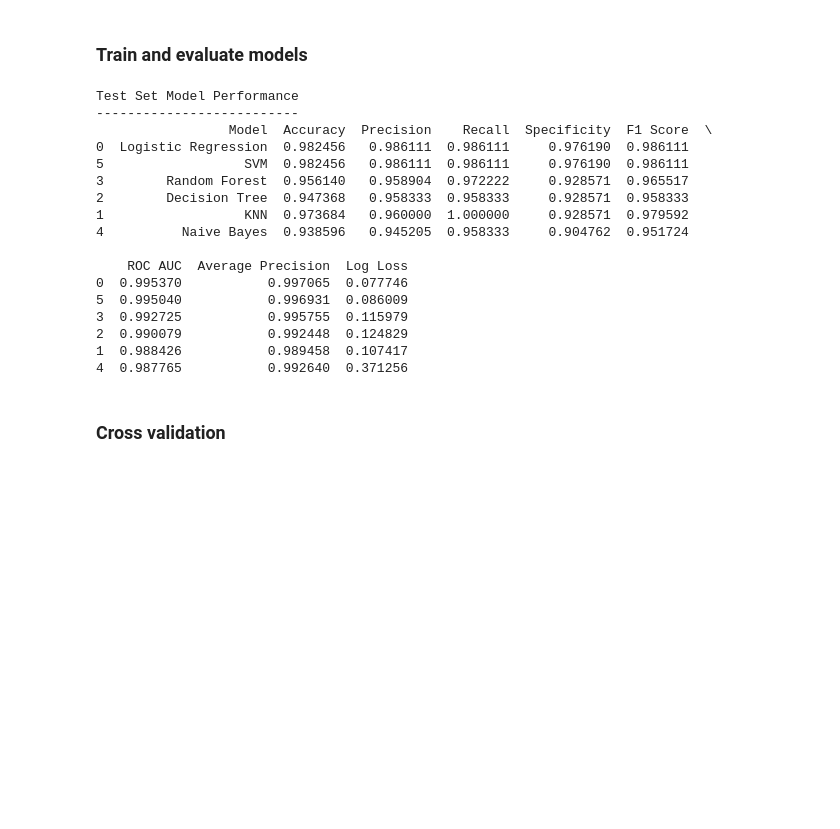
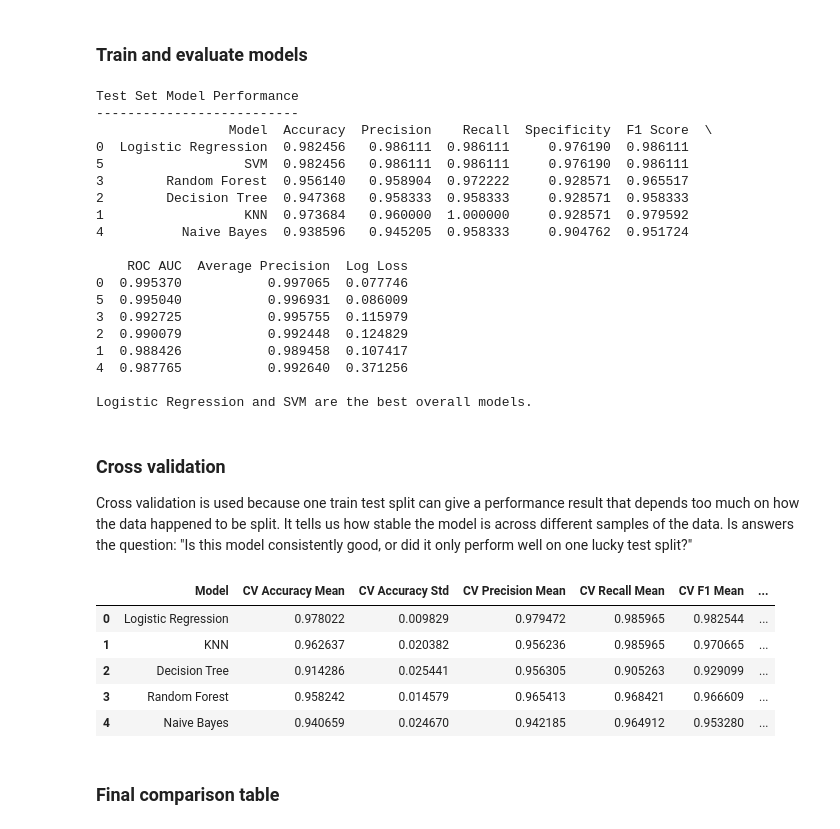
Before and after one commit to profshai/machine-learning-deep-learning, a Jupyter notebook: 01_supervised_ML/02_classification/classification_ml.ipynb, the cells around one changed output. Cells and saved outputs as stored; diff of their text form; code cells hidden in the pictures; blank space fills up the shorter version.

Commit message:
Best Model

```diff
--- a/01_supervised_ML/02_classification/classification_ml.ipynb
+++ b/01_supervised_ML/02_classification/classification_ml.ipynb
@@ -183,9 +299,18 @@ for model_name, model in models.items():
 
 results_df = pd.DataFrame(results_list)
 # %%
+# Sort results by ROC AUC
+sorted_results = results_df.sort_values(by="ROC AUC", ascending=False)
+
 print("Test Set Model Performance")
 print("--------------------------")
-print(results_df.sort_values(by="ROC AUC", ascending=False))
+print(sorted_results)
+
+# Get the best two model names
+best_model_1 = sorted_results.iloc[0]["Model"]
+best_model_2 = sorted_results.iloc[1]["Model"]
+
+print(f"\n{best_model_1} and {best_model_2} are the best overall models.")
 # %% [output]
 Test Set Model Performance
 --------------------------
@@ -204,5 +329,59 @@ Test Set Model Performance
 2  0.990079           0.992448  0.124829
 1  0.988426           0.989458  0.107417
 4  0.987765           0.992640  0.371256
+
+Logistic Regression and SVM are the best overall models.
 # %% [markdown]
 ### Cross validation
+
+Cross validation is used because one train test split can give a performance result that depends too much on how the data happened to be split. It tells us how stable the model is across different samples of the data. Is answers the question: "Is this model consistently good, or did it only perform well on one lucky test split?"
+# %%
+cv = StratifiedKFold(
+    n_splits=5,
+    shuffle=True,
+    random_state=42
+)
+# %%
+scoring = {
+    "accuracy": "accuracy",
+    "precision": "precision",
+    "recall": "recall",
+    "f1": "f1",
+    "roc_auc": "roc_auc"
+}
+# %%
+cv_results_list = []
+
+for model_name, model in models.items():
+    cv_results = cross_validate(
+        model,
+        X_train,
+        y_train,
+        cv=cv,
+        scoring=scoring,
+        return_train_score=False
+    )
+
+    cv_results_list.append({
+        "Model": model_name,
+        "CV Accuracy Mean": cv_results["test_accuracy"].mean(),
+        "CV Accuracy Std": cv_results["test_accuracy"].std(),
+        "CV Precision Mean": cv_results["test_precision"].mean(),
+        "CV Recall Mean": cv_results["test_recall"].mean(),
+        "CV F1 Mean": cv_results["test_f1"].mean(),
+        "CV ROC AUC Mean": cv_results["test_roc_auc"].mean(),
+        "CV ROC AUC Std": cv_results["test_roc_auc"].std()
+    })
+
+cv_results_df = pd.DataFrame(cv_results_list)
+
+cv_results_df.head()
+# %% [output]
+|  | Model | CV Accuracy Mean | CV Accuracy Std | CV Precision Mean | CV Recall Mean | CV F1 Mean | ... |
+| 0 | Logistic Regression | 0.978022 | 0.009829 | 0.979472 | 0.985965 | 0.982544 | ... |
+| 1 | KNN | 0.962637 | 0.020382 | 0.956236 | 0.985965 | 0.970665 | ... |
+| 2 | Decision Tree | 0.914286 | 0.025441 | 0.956305 | 0.905263 | 0.929099 | ... |
+| 3 | Random Forest | 0.958242 | 0.014579 | 0.965413 | 0.968421 | 0.966609 | ... |
+| 4 | Naive Bayes | 0.940659 | 0.024670 | 0.942185 | 0.964912 | 0.953280 | ... |
+# %% [markdown]
+### Final comparison table
```
Also changed, not shown: parts of 6 cells of this notebook.
